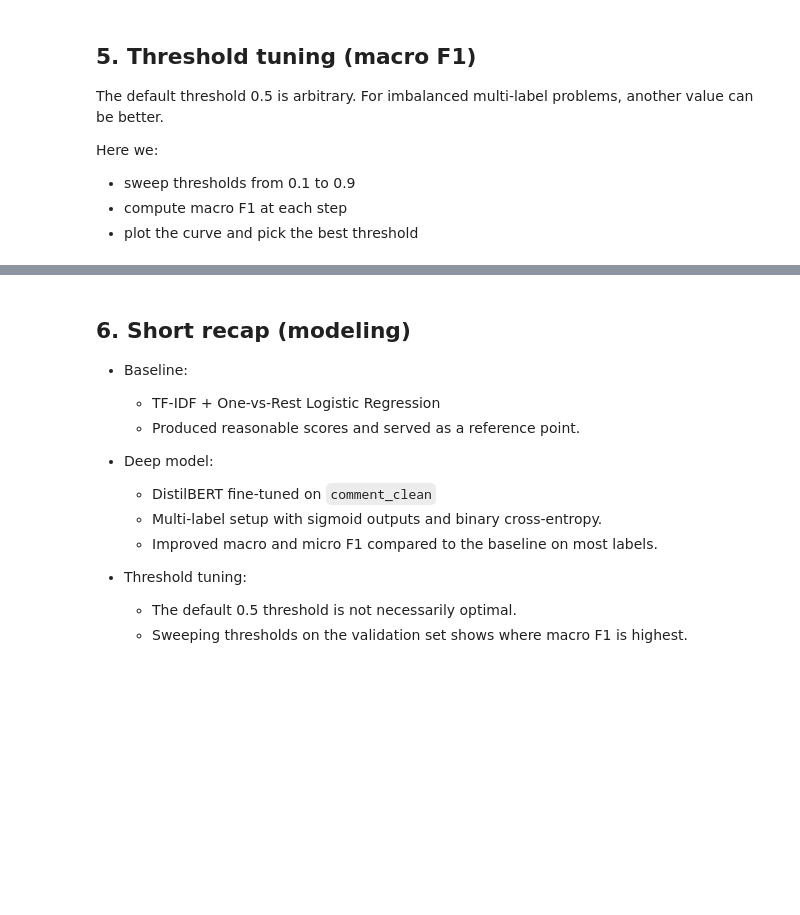
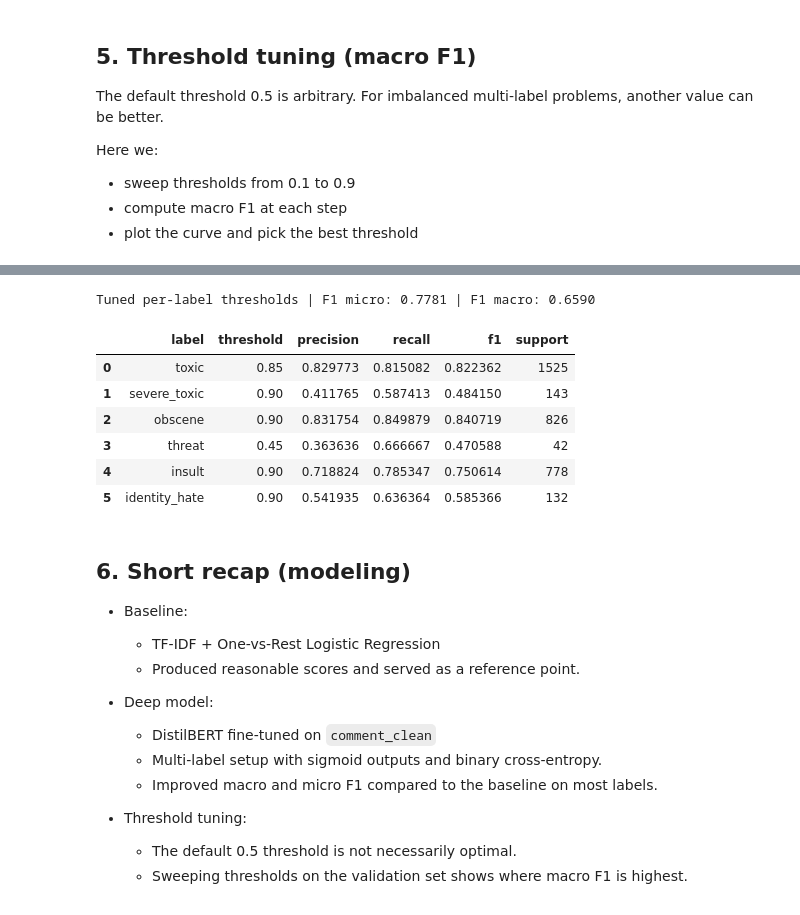
Before and after one commit to Nathan2BLK/2025_DSTI_DeepLearning_Project, a Jupyter notebook: modeling_toxic_comments.ipynb, the cells around one changed output, grey strips where cells are left out. Saved outputs shown, nothing was run; the diff lists cells and outputs as text; code cells hidden in the pictures; blank space fills up the shorter version.

```diff
--- a/modeling_toxic_comments.ipynb
+++ b/modeling_toxic_comments.ipynb
@@ -561,3 +635,42 @@ Best macro F1: 0.6478408834834424
+# %%
+# Apply tuned thresholds for final predictions
+preds_per_label = np.zeros_like(probs_valid, dtype=int)
+
+for i, label in enumerate(label_cols):
+    thr = label_thresholds[label]
+    preds_per_label[:, i] = (probs_valid[:, i] >= thr).astype(int)
+
+f1_micro_tuned = f1_score(labels_valid, preds_per_label, average="micro", zero_division=0)
+f1_macro_tuned = f1_score(labels_valid, preds_per_label, average="macro", zero_division=0)
+
+print(f"Tuned per-label thresholds | F1 micro: {f1_micro_tuned:.4f} | F1 macro: {f1_macro_tuned:.4f}")
+# %% [output]
+Tuned per-label thresholds | F1 micro: 0.7781 | F1 macro: 0.6590
+# %%
+prec_t, rec_t, f1_t, sup_t = precision_recall_fscore_support(
+    labels_valid, preds_per_label, average=None, zero_division=0
+)
+
+tuned_results = pd.DataFrame(
+    {
+        "label": label_cols,
+        "threshold": [label_thresholds[l] for l in label_cols],
+        "precision": prec_t,
+        "recall": rec_t,
+        "f1": f1_t,
+        "support": sup_t,
+    }
+)
+
+tuned_results
+# %% [output]
+|  | label | threshold | precision | recall | f1 | support |
+| 0 | toxic | 0.85 | 0.829773 | 0.815082 | 0.822362 | 1525 |
+| 1 | severe_toxic | 0.90 | 0.411765 | 0.587413 | 0.484150 | 143 |
+| 2 | obscene | 0.90 | 0.831754 | 0.849879 | 0.840719 | 826 |
+| 3 | threat | 0.45 | 0.363636 | 0.666667 | 0.470588 | 42 |
+| 4 | insult | 0.90 | 0.718824 | 0.785347 | 0.750614 | 778 |
+| 5 | identity_hate | 0.90 | 0.541935 | 0.636364 | 0.585366 | 132 |
 # %% [markdown]
 ## 6. Short recap (modeling)
 
```
Also changed, not shown: parts of 13 cells of this notebook.
